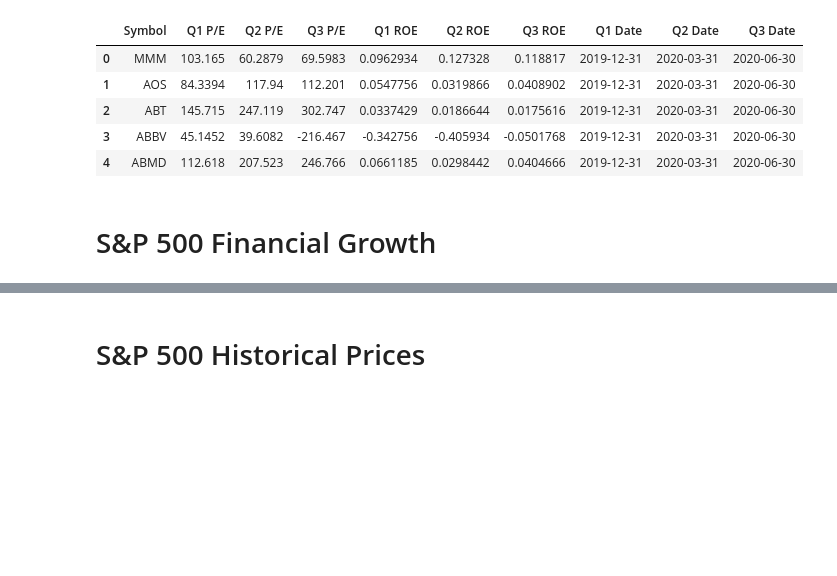
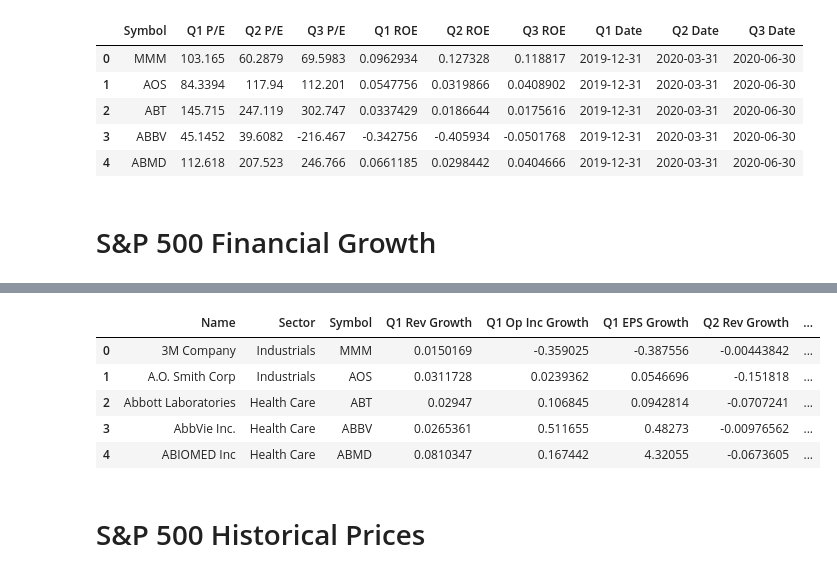
Before and after one commit to m1nsun9/Tech_Bubble_Analysis, a Jupyter notebook: NASDAQ_S&P_Cleaned.ipynb, the cells around one changed output, grey strips where cells are left out. Drawn from its saved outputs; the diff is of its cells as text; code cells hidden in the pictures; blank space fills up the shorter version.

```diff
--- a/NASDAQ_S&P_Cleaned.ipynb
+++ b/NASDAQ_S&P_Cleaned.ipynb
@@ -436,0 +440,3 @@ company_tickers_df.to_csv("output/s&p_finratios.csv")
+# %%
+response = requests.get(list_url).json()
+#print(json.dumps(response, indent=4, sort_keys=True))
@@ -436,0 +507,9 @@ company_tickers_df.to_csv("output/s&p_finratios.csv")
+# %%
+df.head()
+# %% [output]
+|  | Name | Sector | Symbol | Q1 Rev Growth | Q1 Op Inc Growth | Q1 EPS Growth | Q2 Rev Growth | ... |
+| 0 | 3M Company | Industrials | MMM | 0.0150169 | -0.359025 | -0.387556 | -0.00443842 | ... |
+| 1 | A.O. Smith Corp | Industrials | AOS | 0.0311728 | 0.0239362 | 0.0546696 | -0.151818 | ... |
+| 2 | Abbott Laboratories | Health Care | ABT | 0.02947 | 0.106845 | 0.0942814 | -0.0707241 | ... |
+| 3 | AbbVie Inc. | Health Care | ABBV | 0.0265361 | 0.511655 | 0.48273 | -0.00976562 | ... |
+| 4 | ABIOMED Inc | Health Care | ABMD | 0.0810347 | 0.167442 | 4.32055 | -0.0673605 | ... |
```
Also changed, not shown: parts of 5 cells of this notebook, 1 other file.
